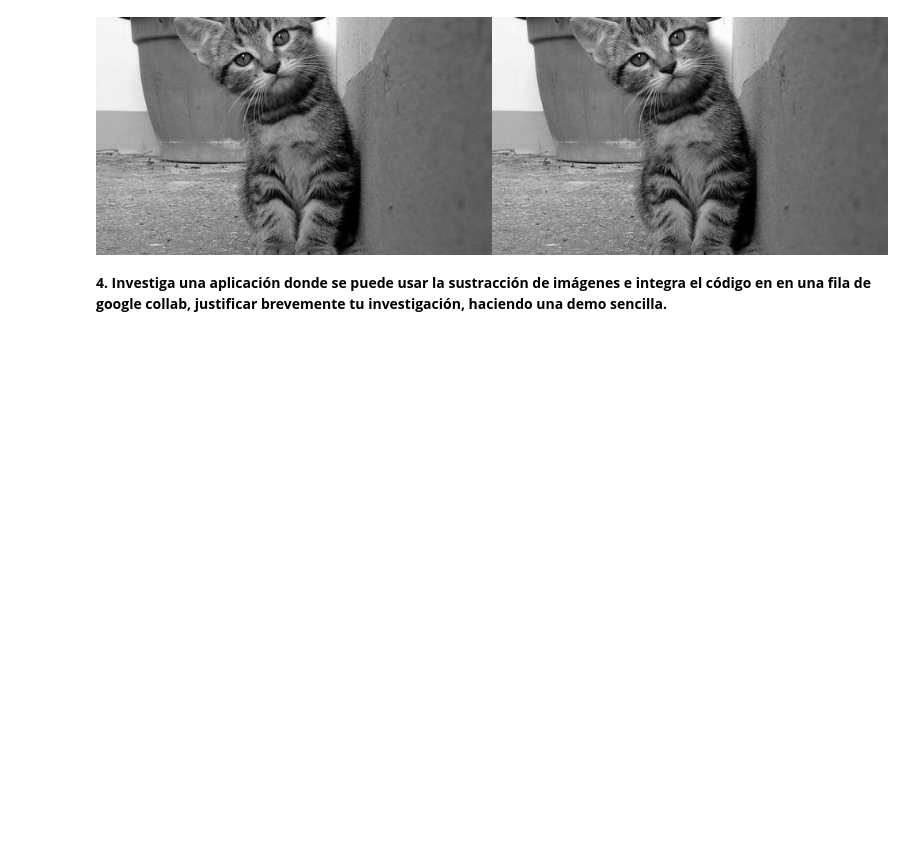
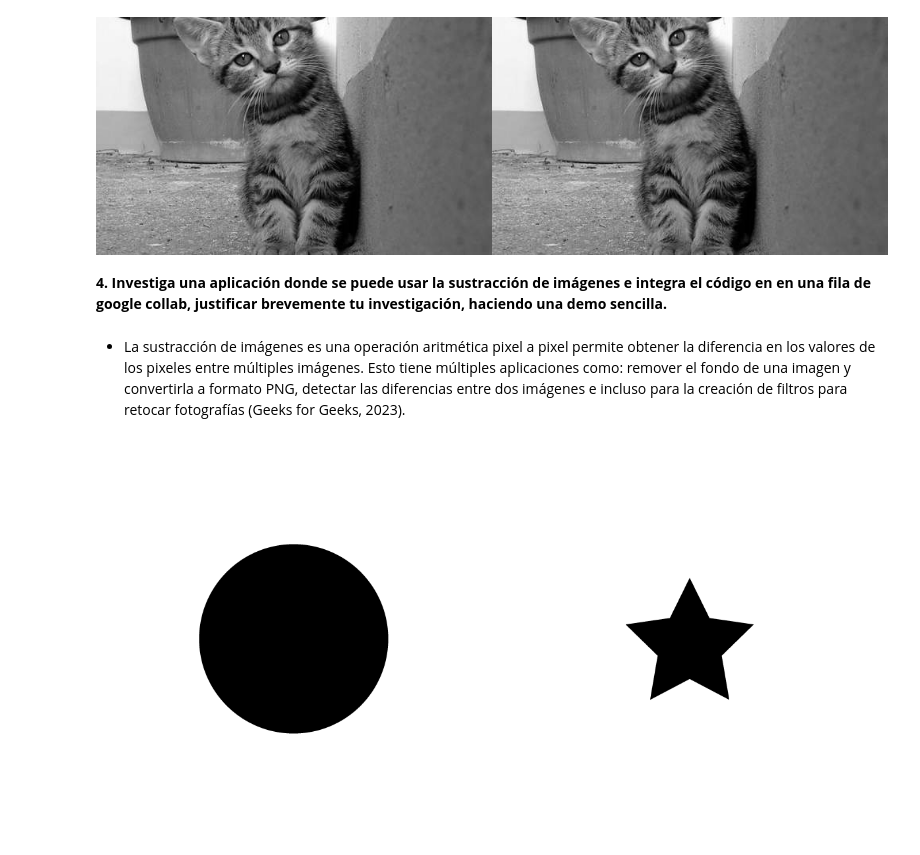
Before and after one commit to andreac941/ComputerVision-Eq3, a Jupyter notebook: SimpleImageProcessing_Eq10.ipynb, the cells around one changed output. Saved outputs shown, nothing was run; the diff lists cells and outputs as text; code cells hidden in the pictures; blank space fills up the shorter version.

```diff
--- a/SimpleImageProcessing_Eq10.ipynb
+++ b/SimpleImageProcessing_Eq10.ipynb
@@ -87,3 +87,16 @@ cv2_imshow(final_frame)
 [figure]
 # %% [markdown]
 **4. Investiga una aplicación donde se puede usar la sustracción de imágenes e integra el código en en una fila de google collab, justificar brevemente tu investigación, haciendo una demo sencilla.**
+# %% [markdown]
+  * La sustracción de imágenes es una operación aritmética pixel a pixel permite obtener la diferencia en los valores de los pixeles entre múltiples imágenes. Esto tiene múltiples aplicaciones como: remover el fondo de una imagen y convertirla a formato PNG, detectar las diferencias entre dos imágenes e incluso para la creación de filtros para retocar fotografías (Geeks for Geeks, 2023).
+# %%
+# Fuente: Geeks For Geeks
+# Sitio web: https://www.geeksforgeeks.org/how-to-subtract-two-images-using-python-opencv/
+circleUrl = "https://media.geeksforgeeks.org/wp-content/uploads/20211001165734/circle.png"
+starUrl = "https://media.geeksforgeeks.org/wp-content/uploads/20211001165739/star.png"
+circle = io.imread(circleUrl)
+star = io.imread(starUrl)
+final_frame = cv.hconcat((circle, star))
+cv2_imshow(final_frame)
+# %% [output]
+[figure, added]
```
Also changed, not shown: parts of 1 cell of this notebook.
